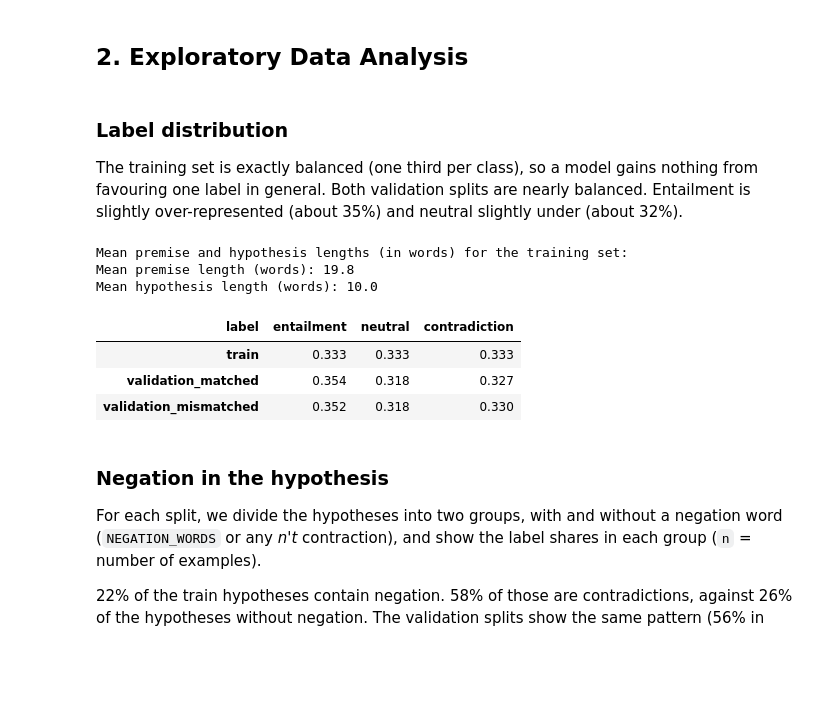
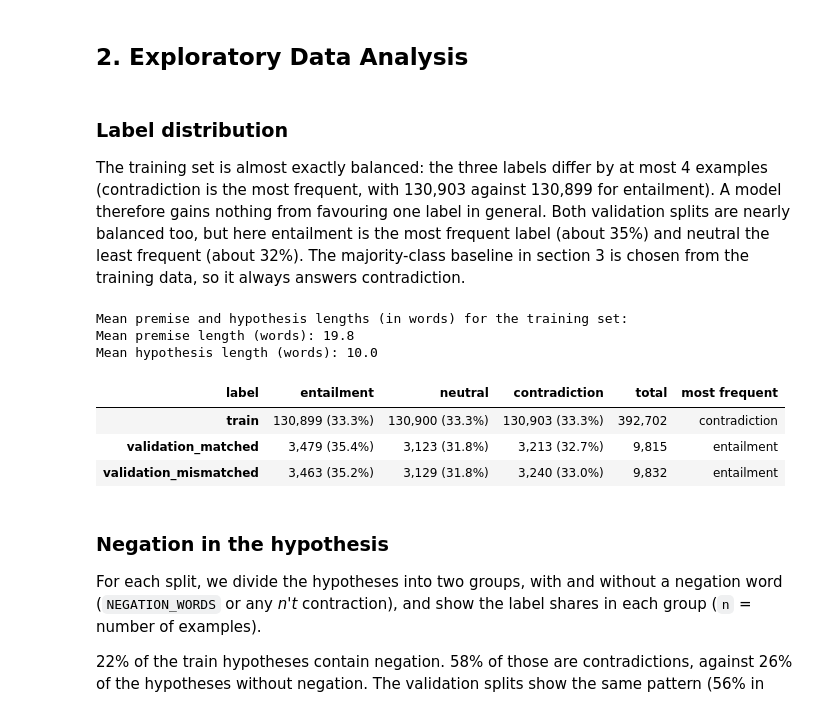
Before and after one commit to malinhauglandh/nli-project-tdt13, a Jupyter notebook: nli_shortcuts.ipynb, the cells around one changed output. Cells and saved outputs as stored; diff of their text form; code cells hidden in the pictures; blank space fills up the shorter version.

Commit message:
Update PLAN.md and nli_shortcuts.ipynb with accuracy metrics and label distribution adjustments

```diff
--- a/nli_shortcuts.ipynb
+++ b/nli_shortcuts.ipynb
@@ -143,28 +143,31 @@ train_df.sample(5, random_state=SEED).assign(label=lambda d: d.label.map(dict(en
 # %% [markdown]
 ### Label distribution
 
-The training set is exactly balanced (one third per class), so a model gains nothing from favouring one label in general. Both validation splits are nearly balanced. Entailment is slightly over-represented (about 35%) and neutral slightly under (about 32%).
+The training set is almost exactly balanced: the three labels differ by at most 4 examples (contradiction is the most frequent, with 130,903 against 130,899 for entailment). A model therefore gains nothing from favouring one label in general. Both validation splits are nearly balanced too, but here entailment is the most frequent label (about 35%) and neutral the least frequent (about 32%). The majority-class baseline in section 3 is chosen from the training data, so it always answers contradiction.
 # %%
 print("Mean premise and hypothesis lengths (in words) for the training set:")
 for col in ["premise", "hypothesis"]:
     print(f"Mean {col} length (words): {train_df[col].str.split().str.len().mean():.1f}")
 
-# Label distribution per split (rows = splits, columns = labels), same layout as the negation table
-label_dist = pd.DataFrame({
-    "train": train_df.label.map(dict(enumerate(LABEL_NAMES))).value_counts(normalize=True),
-    "validation_matched": val_df.label.map(dict(enumerate(LABEL_NAMES))).value_counts(normalize=True),
-    "validation_mismatched": val_mm_df.label.map(dict(enumerate(LABEL_NAMES))).value_counts(normalize=True),
-}).T.round(3)[LABEL_NAMES]
+# Number of examples per label and split (share of the split in parentheses), and the most frequent label
+label_counts = pd.DataFrame({
+    name: df.label.map(dict(enumerate(LABEL_NAMES))).value_counts()
+    for name, df in [("train", train_df), ("validation_matched", val_df), ("validation_mismatched", val_mm_df)]
+}).T[LABEL_NAMES]
+label_shares = label_counts.div(label_counts.sum(axis=1), axis=0)
+label_dist = label_counts.map("{:,}".format) + label_shares.map(" ({:.1%})".format)
+label_dist["total"] = label_counts.sum(axis=1).map("{:,}".format)
+label_dist["most frequent"] = label_counts.idxmax(axis=1)
 label_dist.columns.name = "label"
 label_dist
 # %% [output]
 Mean premise and hypothesis lengths (in words) for the training set:
 Mean premise length (words): 19.8
 Mean hypothesis length (words): 10.0
-| label | entailment | neutral | contradiction |
-| train | 0.333 | 0.333 | 0.333 |
-| validation_matched | 0.354 | 0.318 | 0.327 |
-| validation_mismatched | 0.352 | 0.318 | 0.330 |
+| label | entailment | neutral | contradiction | total | most frequent |
+| train | 130,899 (33.3%) | 130,900 (33.3%) | 130,903 (33.3%) | 392,702 | contradiction |
+| validation_matched | 3,479 (35.4%) | 3,123 (31.8%) | 3,213 (32.7%) | 9,815 | entailment |
+| validation_mismatched | 3,463 (35.2%) | 3,129 (31.8%) | 3,240 (33.0%) | 9,832 | entailment |
 # %% [markdown]
 ### Negation in the hypothesis
 
```
Also changed, not shown: parts of 4 cells of this notebook, 1 other file.
